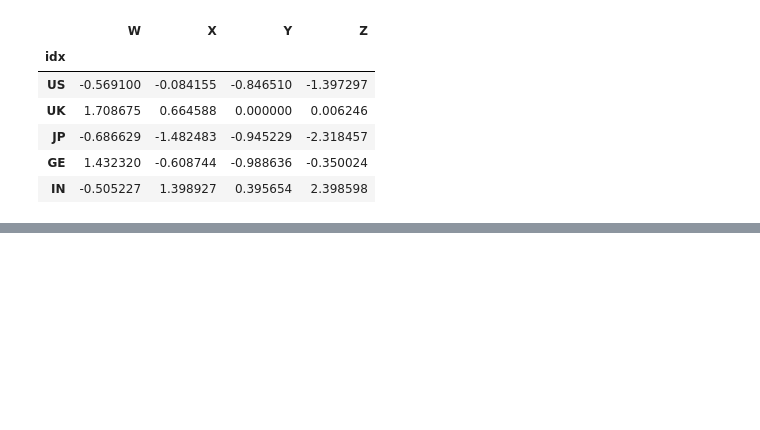
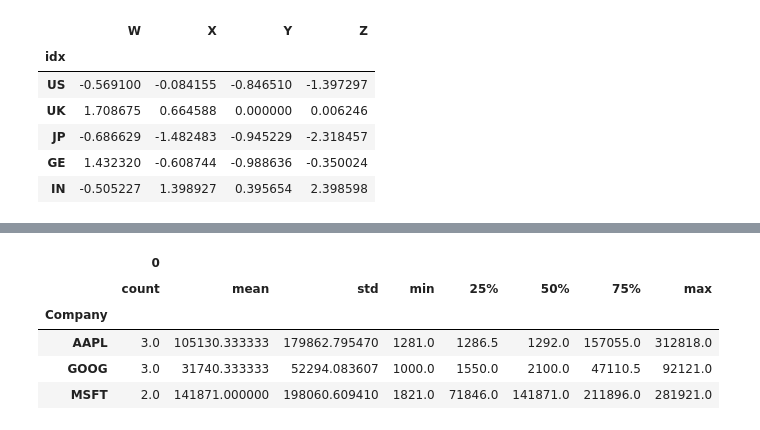
Before and after one commit to pksvv/purdue-ML-D2, a Jupyter notebook: Pandas.ipynb, the cells around one changed output, grey strips where cells are left out. Saved outputs shown, nothing was run; the diff lists cells and outputs as text; code cells hidden in the pictures; blank space fills up the shorter version.

```diff
--- a/Pandas.ipynb
+++ b/Pandas.ipynb
@@ -362,0 +489,9 @@ df.set_index('idx')
+# %%
+cmp = 'GOOG GOOG GOOG AAPL AAPL AAPL MSFT MSFT'.split()
+sp = 'KIRAN VANDANA NAGA VIPUL OSCAR PUSPA SAIMA YESH'.split()
+sales = [1000,2100,92121,1281,312818,1292,1821,281921]
+# %%
+df = pd.DataFrame(sales)
+# %%
+df["Company"] = cmp
+df["Salesperson"] = sp
@@ -362,0 +522,9 @@ df.set_index('idx')
+# %%
+df.groupby('Company').describe()
+# %% [output]
+|  | 0 |  |  |  |  |  |  |  |
+|  | count | mean | std | min | 25% | 50% | 75% | max |
+| Company |  |  |  |  |  |  |  |  |
+| AAPL | 3.0 | 105130.333333 | 179862.795470 | 1281.0 | 1286.5 | 1292.0 | 157055.0 | 312818.0 |
+| GOOG | 3.0 | 31740.333333 | 52294.083607 | 1000.0 | 1550.0 | 2100.0 | 47110.5 | 92121.0 |
+| MSFT | 2.0 | 141871.000000 | 198060.609410 | 1821.0 | 71846.0 | 141871.0 | 211896.0 | 281921.0 |
```
Also changed, not shown: parts of 36 cells of this notebook.
